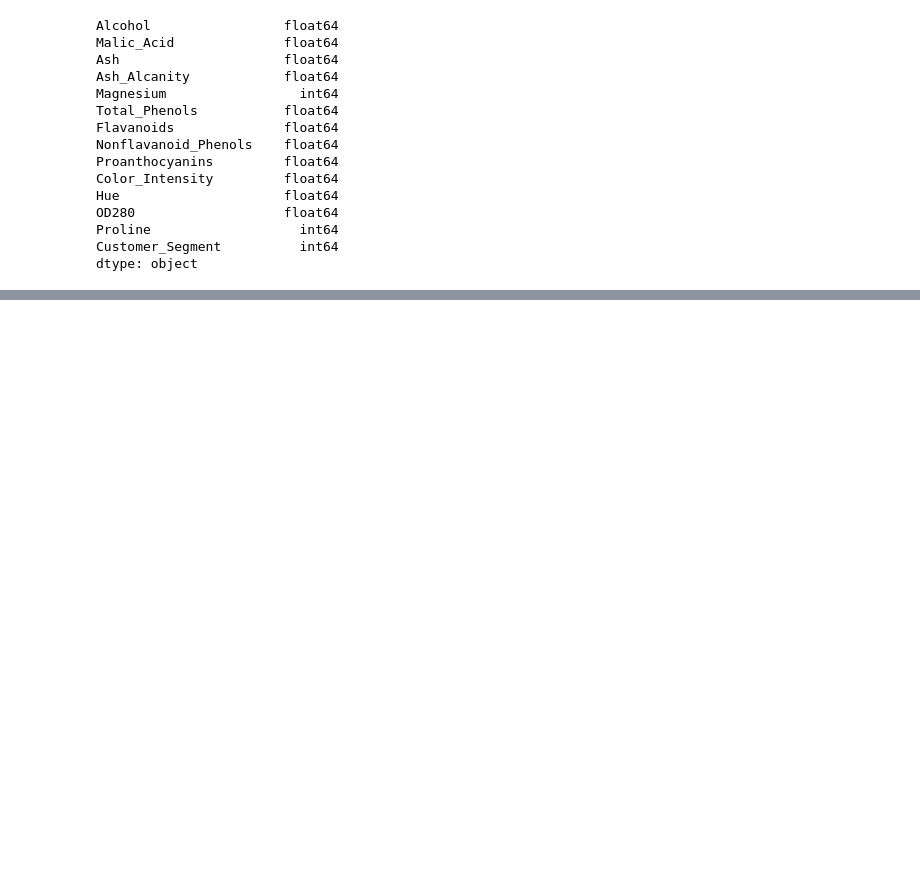
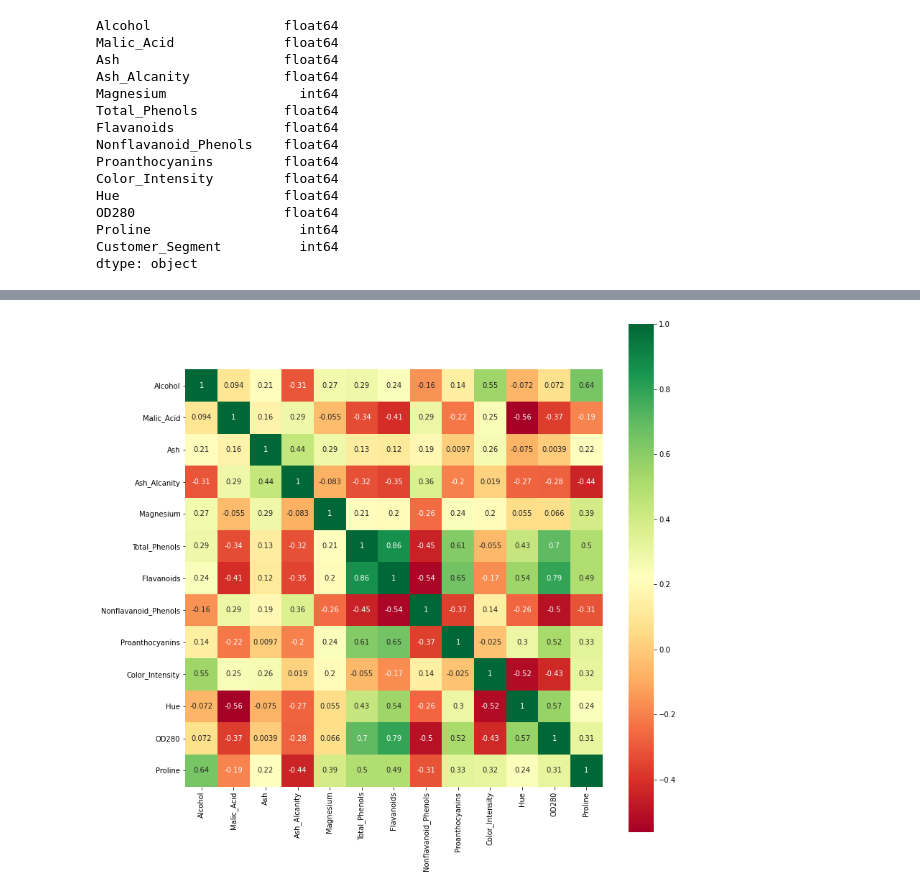
Before and after one commit to DakotaSSL1995/Evaluacion_2_ICINF514, a Jupyter notebook: Solemne 2 Parte 1.ipynb, the cells around one changed output, grey strips where cells are left out. Drawn from its saved outputs; the diff is of its cells as text; code cells hidden in the pictures; blank space fills up the shorter version.

```diff
--- a/Solemne 2 Parte 1.ipynb
+++ b/Solemne 2 Parte 1.ipynb
@@ -82,3 +83,7 @@ OD280                   float64
 Proline                   int64
 Customer_Segment          int64
 dtype: object
+# %%
+eliminar = ['Customer_Segment']
+data1 = data1.drop(eliminar, axis = 'columns')
+data1.head()
@@ -84,0 +130,5 @@ dtype: object
+# %%
+plt.figure(figsize=(13,13))
+p=sns.heatmap(data1.corr(), annot=True,cmap='RdYlGn',square=True)
+# %% [output]
+[figure, added]
```
Also changed, not shown: parts of 7 cells of this notebook, 1 other file.
